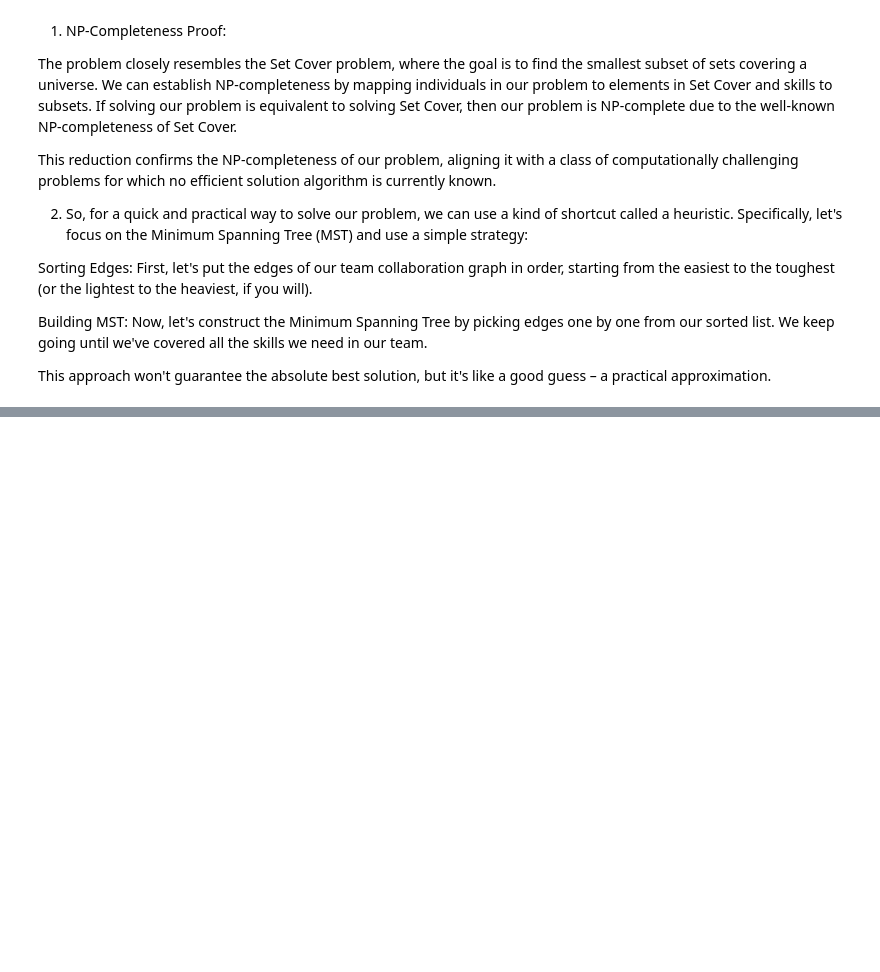
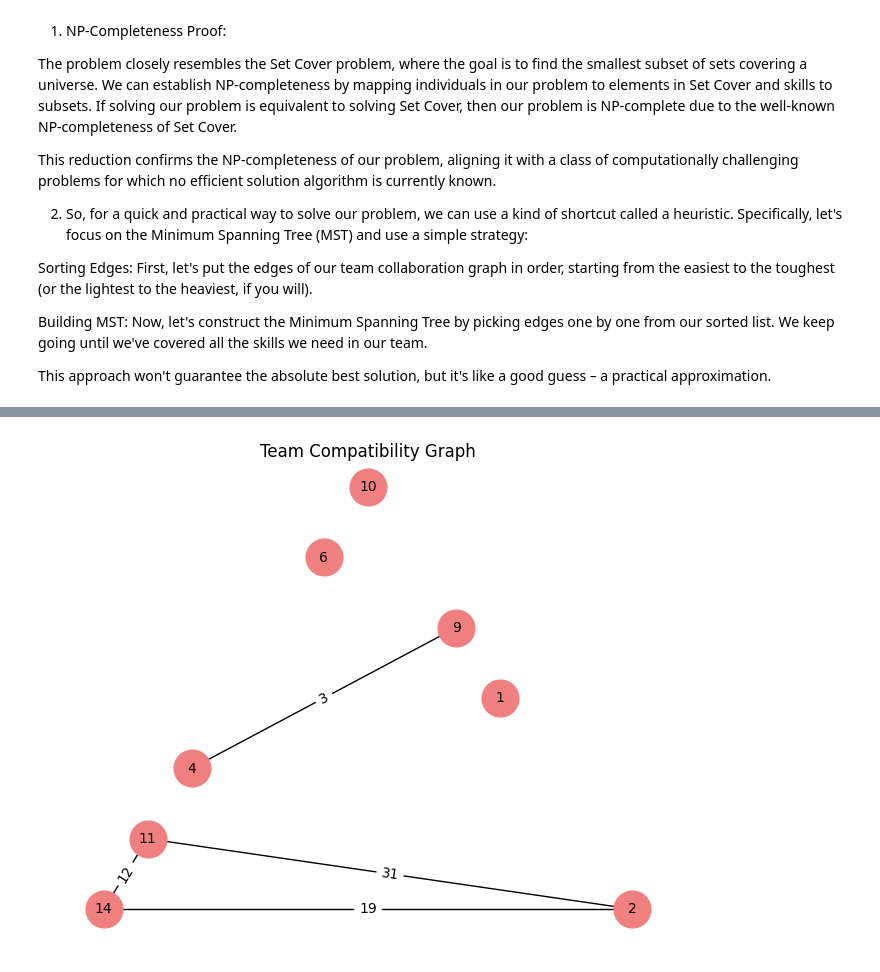
Before and after one commit to armanfeili/ADM-HW5, a Jupyter notebook: main.ipynb, the cells around one changed output, grey strips where cells are left out. Drawn from its saved outputs; the diff is of its cells as text; code cells hidden in the pictures; blank space fills up the shorter version.

```diff
--- a/main.ipynb
+++ b/main.ipynb
@@ -1864,0 +2160,84 @@ This approach won't guarantee the absolute best solution, but it's like a good g
+# %%
+import random
+import networkx as nx
+import matplotlib.pyplot as plt
+
+# We count the number of times the skills appear
+skills_count = {skill: skills.count(skill) for skill in set(skills)}
+
+# We create the function to calculate effort for a given team
+def effort(G_team):
+    mst_edges = nx.minimum_spanning_tree(G_team, weight='weight').edges(data=True)
+    total_effort = sum(data['weight'] for _, _, data in mst_edges)
+    return total_effort
+
+# We create the function to generate a random team
+def random_team_athletes(athlete_skills, skills_count):
+    random_team = {}
+    selected_athletes = set()
+
+    for skill, count in skills_count.items():
+        available_athletes = [athlete for athlete, athlete_skills in athlete_skills.items() if skill in athlete_skills and athlete not in selected_athletes]
+        i = 0
+        while available_athletes and i < count:
+            selected_athlete = random.choice(available_athletes)
+            selected_athletes.add(selected_athlete)
+            random_team[skill] = random_team.get(skill, []) + [selected_athlete]
+            available_athletes.remove(selected_athlete)  # Remove selected athlete from the pool
+            i += 1
+
+    return random_team
+
+# How many times we want to repeat the process?
+T_process = 100
+
+# Lets initialize variables for the best team and its effort
+best_team = None
+best_effort = float('inf')
+
+# We generate and evaluate multiple random teams
+for _ in range(T_process):
+    # we generate a random team
+    current_team = random_team_athletes(athlete_skills, skills_count)
+
+    # We again create Graph
+    G_team = nx.Graph()
+    for skill, athletes in current_team.items():
+        for athlete_id in athletes:
+            G_team.add_node(athlete_id, skills=athlete_skills[athlete_id])
+
+    for skill, athletes in current_team.items():
+        for i in range(len(athletes)):
+            for j in range(i + 1, len(athletes)):
+                athlete_i = athletes[i]
+                athlete_j = athletes[j]
+                common_skills = set(athlete_skills[athlete_i].keys()).intersection(set(athlete_skills[athlete_j].keys()))
+
+                # We calculate the effort weight
+                effort_weight = sum(abs(athlete_skills[athlete_i][s] - athlete_skills[athlete_j][s]) for s in common_skills)
+
+                # WE add an edge to the team compatibility graph
+                G_team.add_edge(athlete_i, athlete_j, weight=effort_weight)
+
+    # We calculate the total effort of the current team
+    current_effort = effort(G_team)
+
+    # We compare and update
+    if current_effort < best_effort:
+        best_team = current_team
+        best_effort = current_effort
+        B_team = G_team
+
+# We print
+print("Best Team:", best_team)
+print("Effort of the Best Team :", best_effort)
+
+
+# We plot
+pos_team = nx.planar_layout(B_team)
+edge_labels_team = {(i, j): B_team[i][j]['weight'] for i, j in B_team.edges()}
+nx.draw(B_team, pos_team, with_labels=True, node_size=700, node_color='lightcoral', font_size=10)
+nx.draw_networkx_edge_labels(B_team, pos_team, edge_labels=edge_labels_team)
+plt.title("Team Compatibility Graph")
+plt.show()
+# %% [output]
@@ -1864,0 +2246 @@ This approach won't guarantee the absolute best solution, but it's like a good g
+[figure, added]
```
Also changed, not shown: parts of 33 cells of this notebook.
